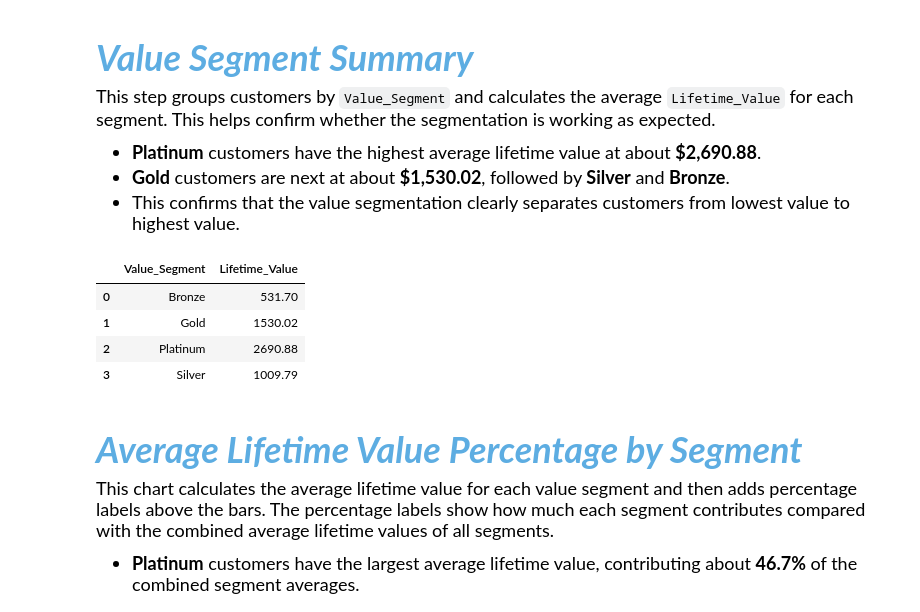
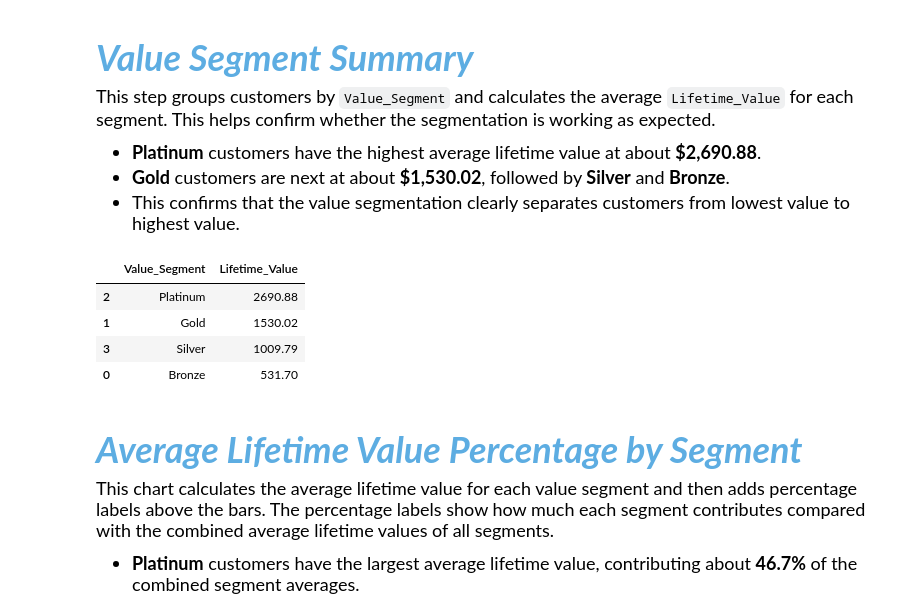
Before and after one commit to pawanshukla9/E-Commerce_Churn_Analysis, a Jupyter notebook: E-Commerce_Analysis_G5.ipynb, the cells around one changed output. Drawn from its saved outputs; the diff is of its cells as text; code cells hidden in the pictures.

```diff
--- a/E-Commerce_Analysis_G5.ipynb
+++ b/E-Commerce_Analysis_G5.ipynb
@@ -592,13 +592,13 @@ This step groups customers by <code>Value_Segment</code> and calculates the aver
 </ul>
 # %%
 # Value Segment vs Lifetime Value
-df.groupby('Value_Segment')['Lifetime_Value'].mean().reset_index().round(2)
+df.groupby('Value_Segment')['Lifetime_Value'].mean().reset_index().sort_values(by="Lifetime_Value", ascending=False).round(2)
 # %% [output]
 |  | Value_Segment | Lifetime_Value |
+| 2 | Platinum | 2690.88 |
+| 1 | Gold | 1530.02 |
+| 3 | Silver | 1009.79 |
 | 0 | Bronze | 531.70 |
-| 1 | Gold | 1530.02 |
-| 2 | Platinum | 2690.88 |
-| 3 | Silver | 1009.79 |
 # %% [markdown]
 <h2 id="lifetime-value-percentage-by-segment" style="
 text-align:left;
```
